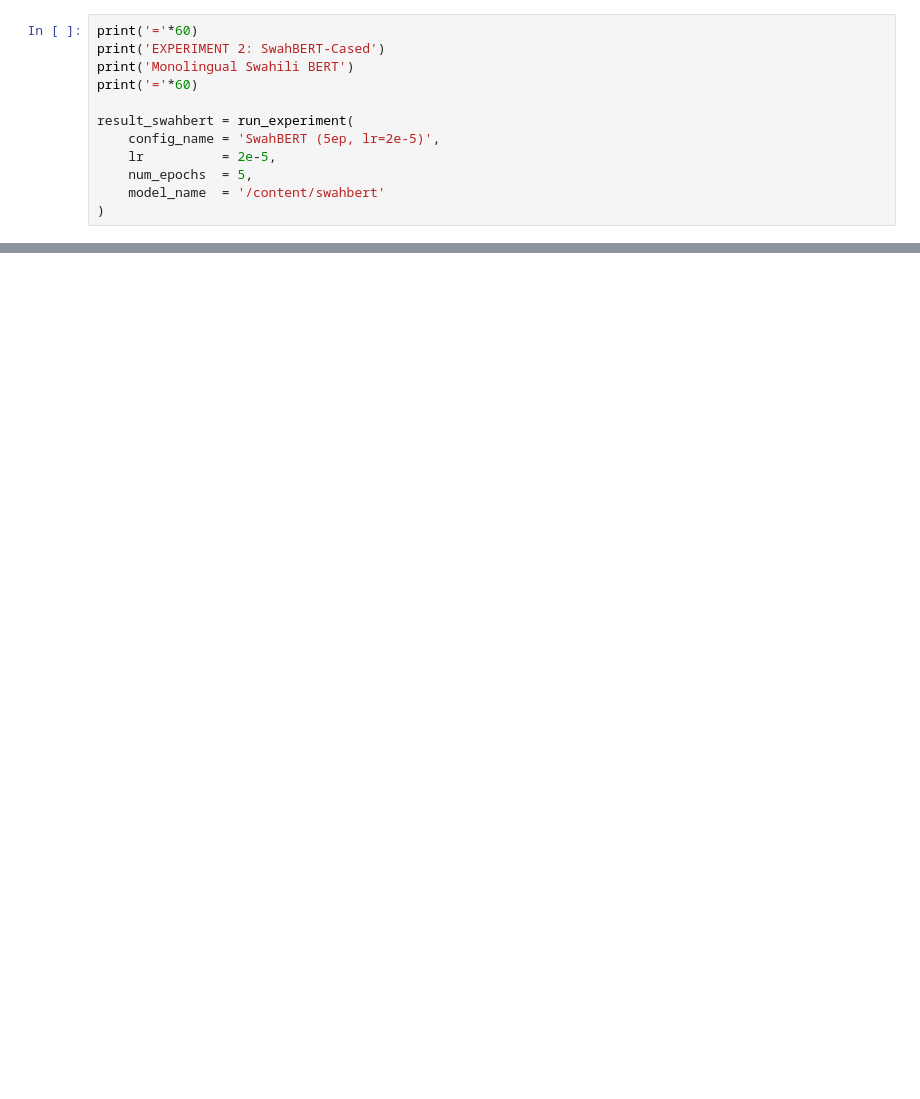
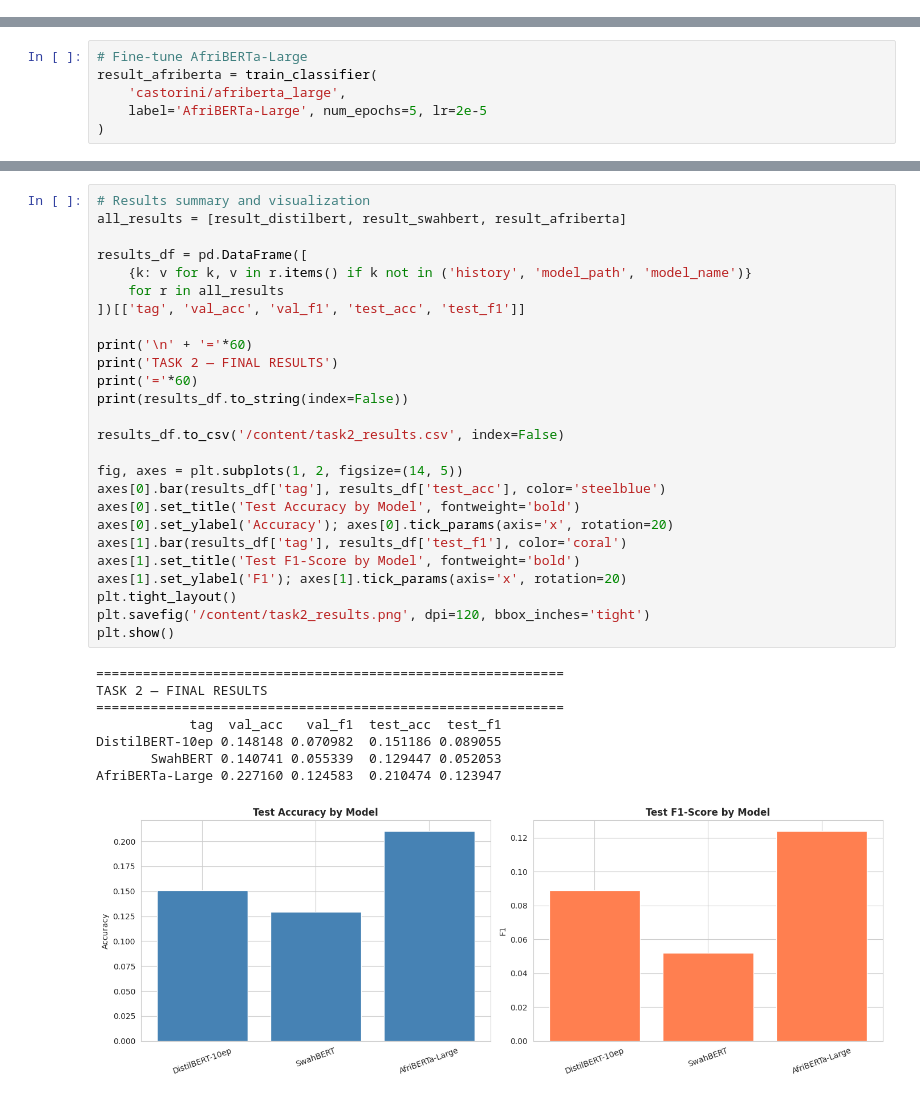
Before and after one commit to belinatom/NALAPROJECT, a Jupyter notebook: nlp_task2.ipynb, the cells around one changed output, grey strips where cells are left out. Saved outputs shown, nothing was run; the diff lists cells and outputs as text; blank space fills up the shorter version.

```diff
--- a/nlp_task2.ipynb
+++ b/nlp_task2.ipynb
@@ -398,12 +299,0 @@ Notes:
-# %%
-print('='*60)
-print('EXPERIMENT 2: SwahBERT-Cased')
-print('Monolingual Swahili BERT')
-print('='*60)
-
-result_swahbert = run_experiment(
-    config_name = 'SwahBERT (5ep, lr=2e-5)',
-    lr          = 2e-5,
-    num_epochs  = 5,
-    model_name  = '/content/swahbert'
-)
@@ -673,0 +300,6 @@ Improvement (F1):  -10.9%
+# %%
+# Fine-tune AfriBERTa-Large
+result_afriberta = train_classifier(
+    'castorini/afriberta_large',
+    label='AfriBERTa-Large', num_epochs=5, lr=2e-5
+)
@@ -673,0 +337,35 @@ Improvement (F1):  -10.9%
+# %%
+# Results summary and visualization
+all_results = [result_distilbert, result_swahbert, result_afriberta]
+
+results_df = pd.DataFrame([
+    {k: v for k, v in r.items() if k not in ('history', 'model_path', 'model_name')}
+    for r in all_results
+])[['tag', 'val_acc', 'val_f1', 'test_acc', 'test_f1']]
+
+print('\n' + '='*60)
+print('TASK 2 — FINAL RESULTS')
+print('='*60)
+print(results_df.to_string(index=False))
+
+results_df.to_csv('/content/task2_results.csv', index=False)
+
+fig, axes = plt.subplots(1, 2, figsize=(14, 5))
+axes[0].bar(results_df['tag'], results_df['test_acc'], color='steelblue')
+axes[0].set_title('Test Accuracy by Model', fontweight='bold')
+axes[0].set_ylabel('Accuracy'); axes[0].tick_params(axis='x', rotation=20)
+axes[1].bar(results_df['tag'], results_df['test_f1'], color='coral')
+axes[1].set_title('Test F1-Score by Model', fontweight='bold')
+axes[1].set_ylabel('F1'); axes[1].tick_params(axis='x', rotation=20)
+plt.tight_layout()
+plt.savefig('/content/task2_results.png', dpi=120, bbox_inches='tight')
+plt.show()
+# %% [output]
+============================================================
+TASK 2 — FINAL RESULTS
+============================================================
+            tag  val_acc   val_f1  test_acc  test_f1
+DistilBERT-10ep 0.148148 0.070982  0.151186 0.089055
+       SwahBERT 0.140741 0.055339  0.129447 0.052053
+AfriBERTa-Large 0.227160 0.124583  0.210474 0.123947
+[figure, added]
```
Also changed, not shown: parts of 19 cells of this notebook.
